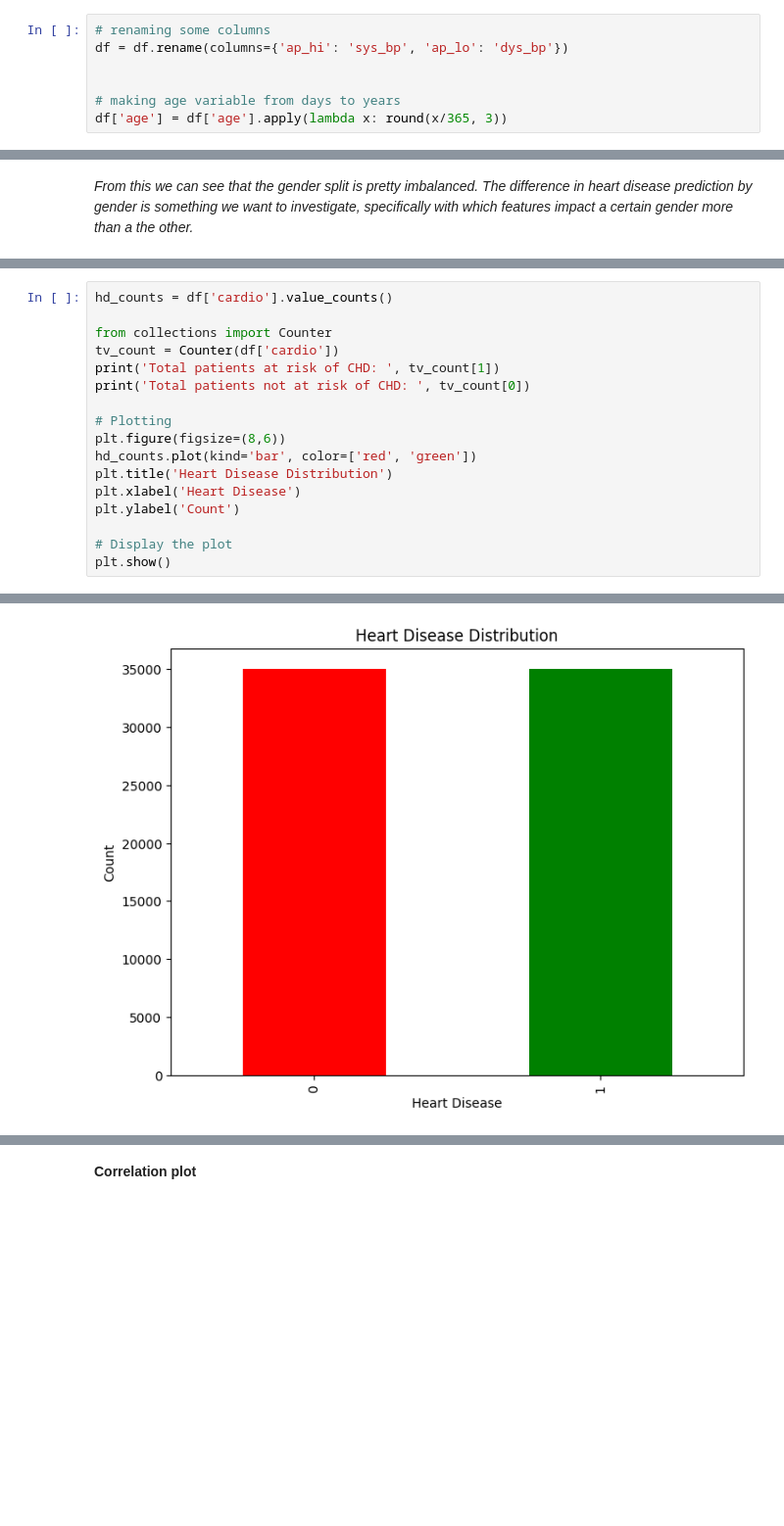
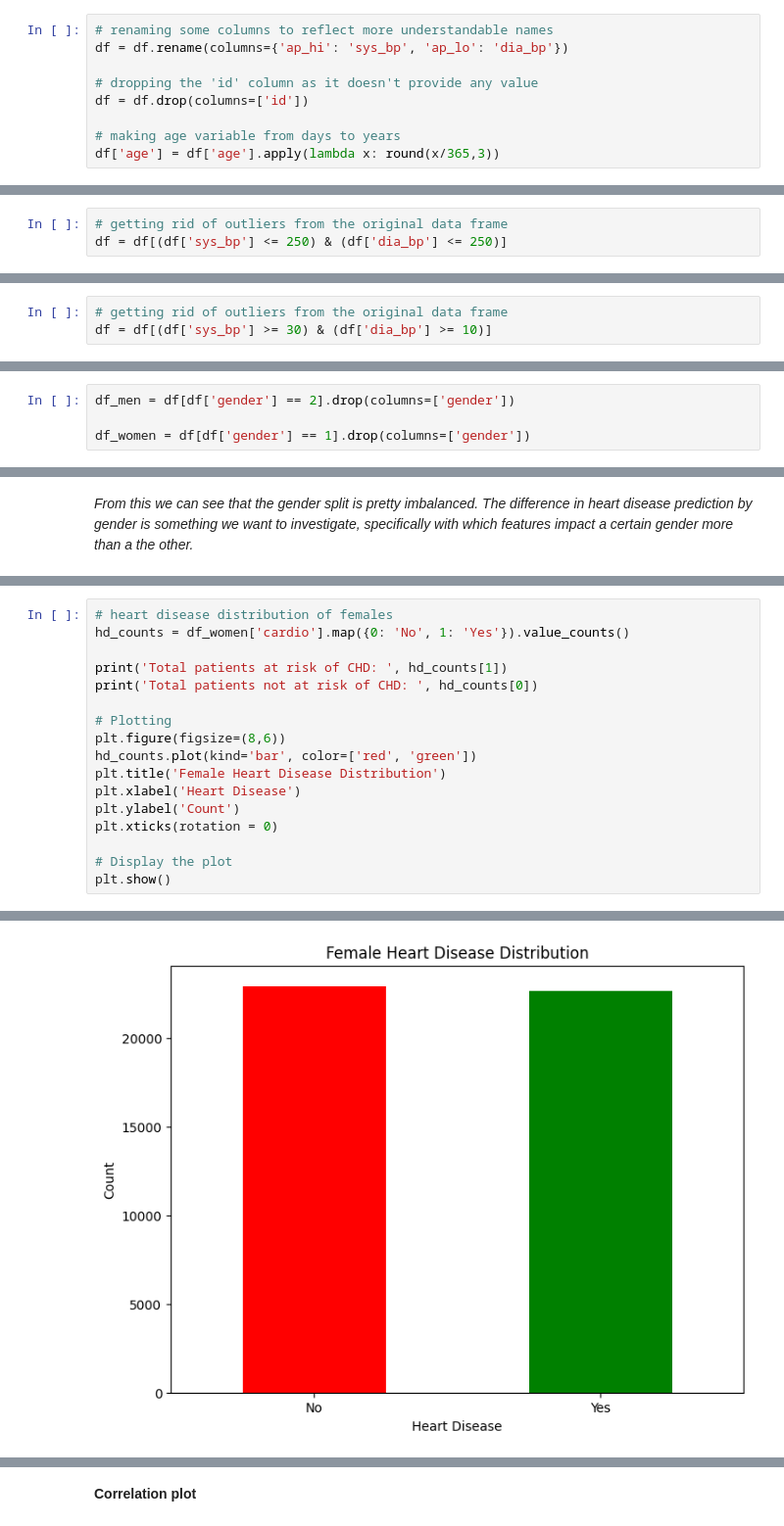
Before and after one commit to bradymiller2310/DS340_Project, a Jupyter notebook: Ensemble CNN.ipynb, the cells around one changed output, grey strips where cells are left out. Shown at 98% size. Cells and saved outputs as stored; diff of their text form; blank space fills up the shorter version.

Commit message:
Worked on cleaning up the formatting of the beginning portion of the code. Did some data cleaning of removing cases with 'impossible' blood pressure (systolic or diastolic) values.

```diff
--- a/Ensemble CNN.ipynb
+++ b/Ensemble CNN.ipynb
@@ -45,10 +47,12 @@ df.head(10)
 # %%
-# renaming some columns
-df = df.rename(columns={'ap_hi': 'sys_bp', 'ap_lo': 'dys_bp'})
+# renaming some columns to reflect more understandable names
+df = df.rename(columns={'ap_hi': 'sys_bp', 'ap_lo': 'dia_bp'})
 
+# dropping the 'id' column as it doesn't provide any value
+df = df.drop(columns=['id'])
 
 # making age variable from days to years
-df['age'] = df['age'].apply(lambda x: round(x/365, 3))
+df['age'] = df['age'].apply(lambda x: round(x/365,3))
 # %%
 df.head(10)
 # %% [output]
@@ -73,0 +108,3 @@ df_women = df[df['gender'] == 1]
+# %%
+# getting rid of outliers from the original data frame
+df = df[(df['sys_bp'] <= 250) & (df['dia_bp'] <= 250)]
@@ -73,0 +132,3 @@ df_women = df[df['gender'] == 1]
+# %%
+# getting rid of outliers from the original data frame
+df = df[(df['sys_bp'] >= 30) & (df['dia_bp'] >= 10)]
@@ -74 +156,5 @@ df_women = df[df['gender'] == 1]
+# %%
+df_men = df[df['gender'] == 2].drop(columns=['gender'])
+
+df_women = df[df['gender'] == 1].drop(columns=['gender'])
 # %% [markdown]
@@ -101,17 +234,17 @@ Name: count, dtype: int64
 # %%
-hd_counts = df['cardio'].value_counts()
+# heart disease distribution of females
+hd_counts = df_women['cardio'].map({0: 'No', 1: 'Yes'}).value_counts()
 
-from collections import Counter
-tv_count = Counter(df['cardio'])
-print('Total patients at risk of CHD: ', tv_count[1])
-print('Total patients not at risk of CHD: ', tv_count[0])
+print('Total patients at risk of CHD: ', hd_counts[1])
+print('Total patients not at risk of CHD: ', hd_counts[0])
 
 # Plotting
 plt.figure(figsize=(8,6))
 hd_counts.plot(kind='bar', color=['red', 'green'])
-plt.title('Heart Disease Distribution')
+plt.title('Female Heart Disease Distribution')
 plt.xlabel('Heart Disease')
 plt.ylabel('Count')
+plt.xticks(rotation = 0)
 
 # Display the plot
 plt.show()
@@ -121 +254 @@ Total patients not at risk of CHD:  35021
-[figure, old version]
+[figure, new version]
```
Also changed, not shown: parts of 32 cells of this notebook.
